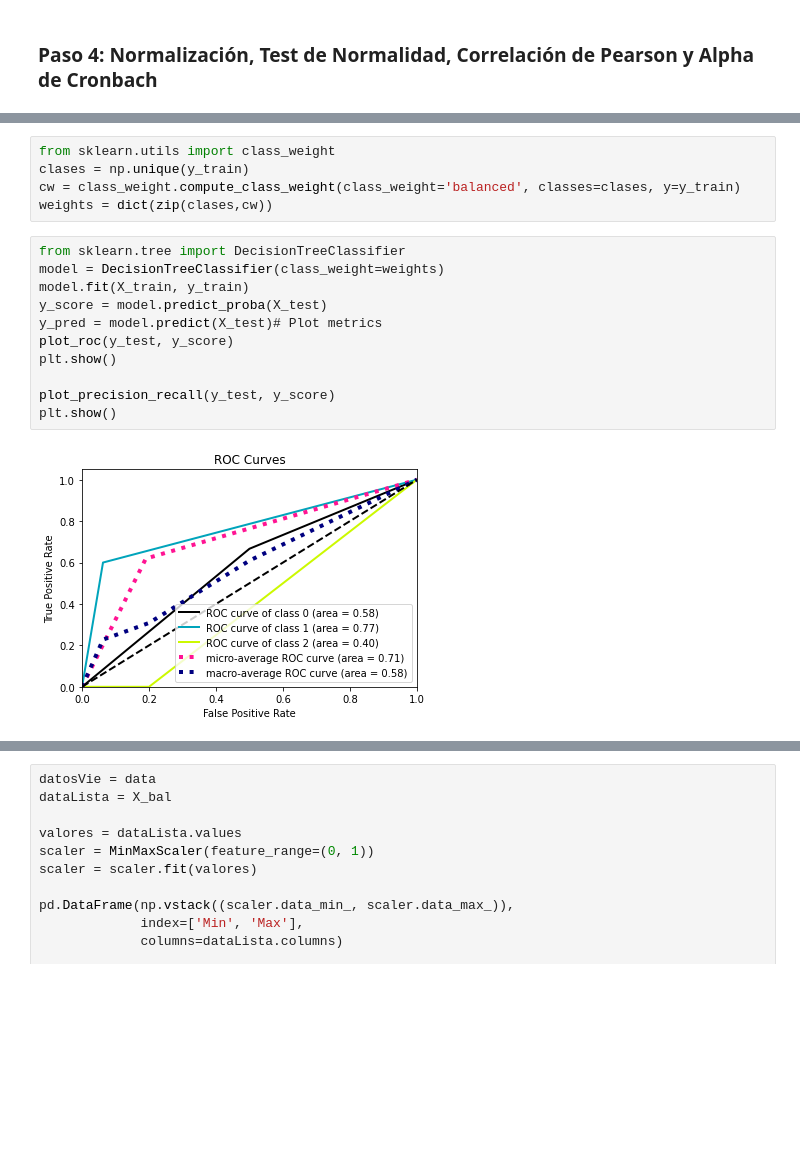
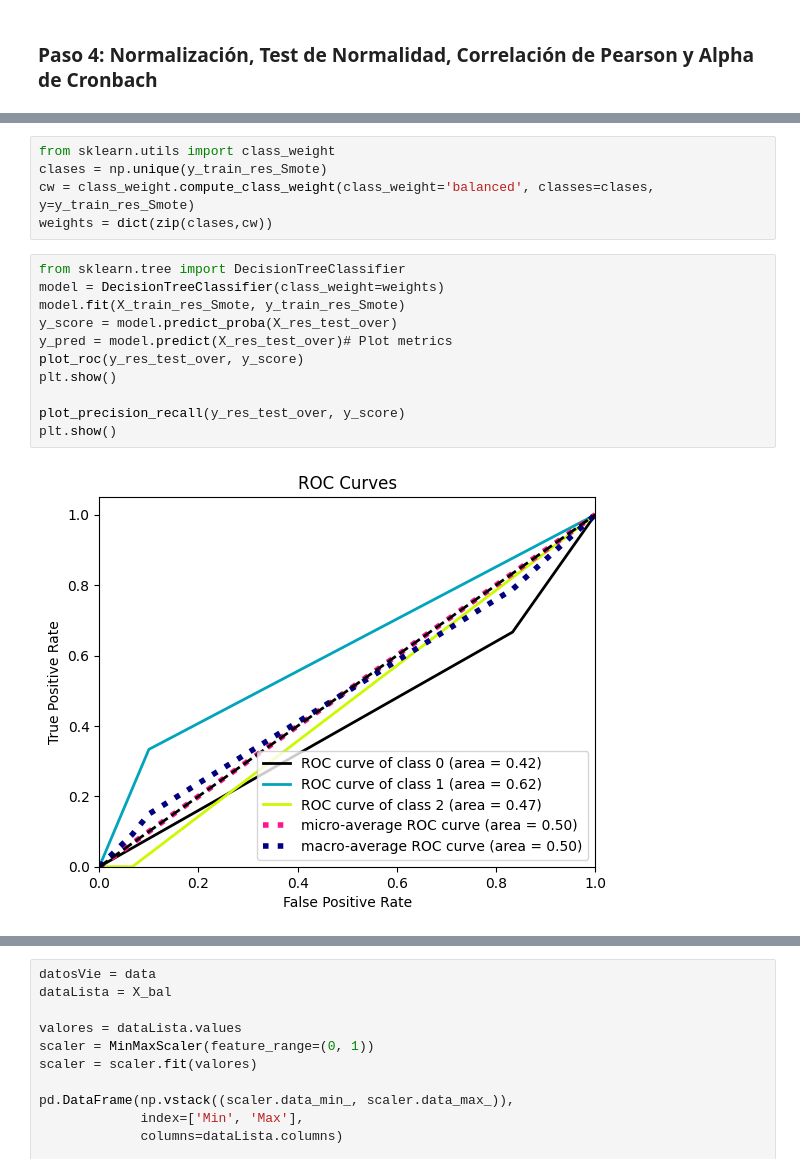
Before and after one commit to jaquimbayoc7/ProyectoClaseEspejo, a Jupyter notebook: AnalisisEDAClas.ipynb, the cells around one changed output, grey strips where cells are left out. Cells and saved outputs as stored; diff of their text form; blank space fills up the shorter version.

```diff
--- a/AnalisisEDAClas.ipynb
+++ b/AnalisisEDAClas.ipynb
@@ -350,18 +480,18 @@ plt.show()
 # %%
 from sklearn.utils import class_weight
-clases = np.unique(y_train)
-cw = class_weight.compute_class_weight(class_weight='balanced', classes=clases, y=y_train)
+clases = np.unique(y_train_res_Smote)
+cw = class_weight.compute_class_weight(class_weight='balanced', classes=clases, y=y_train_res_Smote)
 weights = dict(zip(clases,cw))
 # %%
 from sklearn.tree import DecisionTreeClassifier
 model = DecisionTreeClassifier(class_weight=weights)
-model.fit(X_train, y_train)
-y_score = model.predict_proba(X_test)
-y_pred = model.predict(X_test)# Plot metrics
-plot_roc(y_test, y_score)
+model.fit(X_train_res_Smote, y_train_res_Smote)
+y_score = model.predict_proba(X_res_test_over)
+y_pred = model.predict(X_res_test_over)# Plot metrics
+plot_roc(y_res_test_over, y_score)
 plt.show()
 
-plot_precision_recall(y_test, y_score)
+plot_precision_recall(y_res_test_over, y_score)
 plt.show()
 # %% [output]
-[figure, old version]
+[figure, new version]
```
Also changed, not shown: parts of 34 cells of this notebook.
